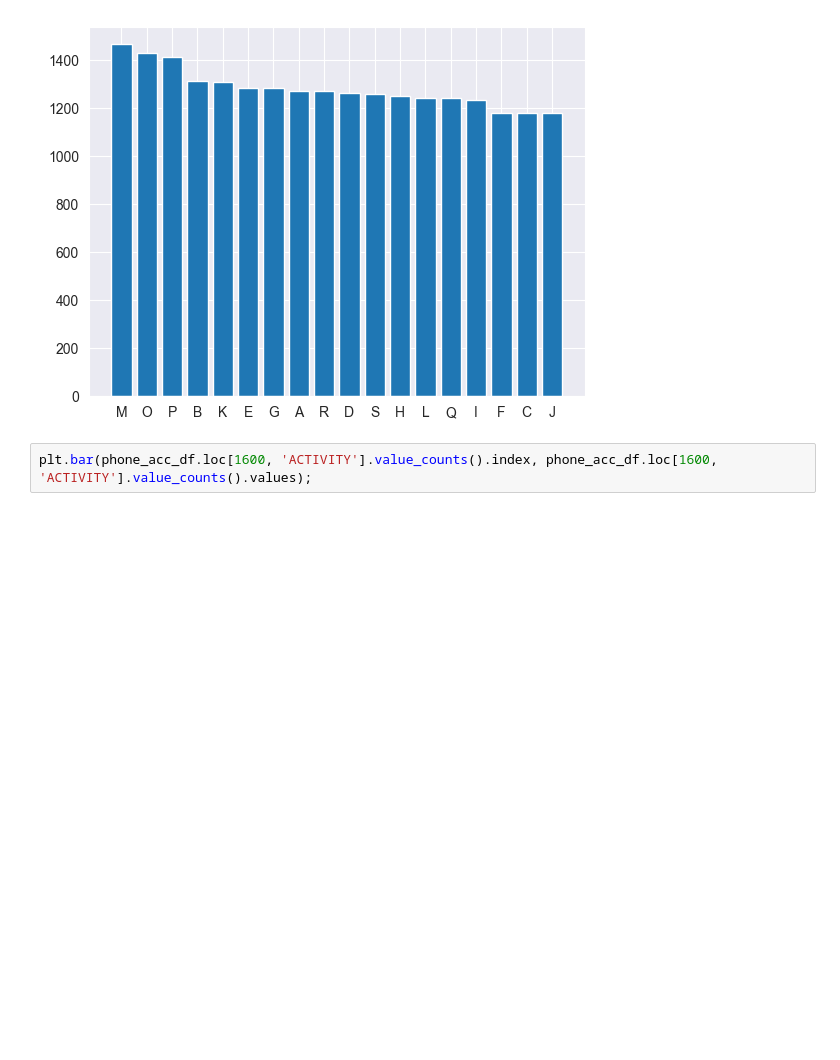
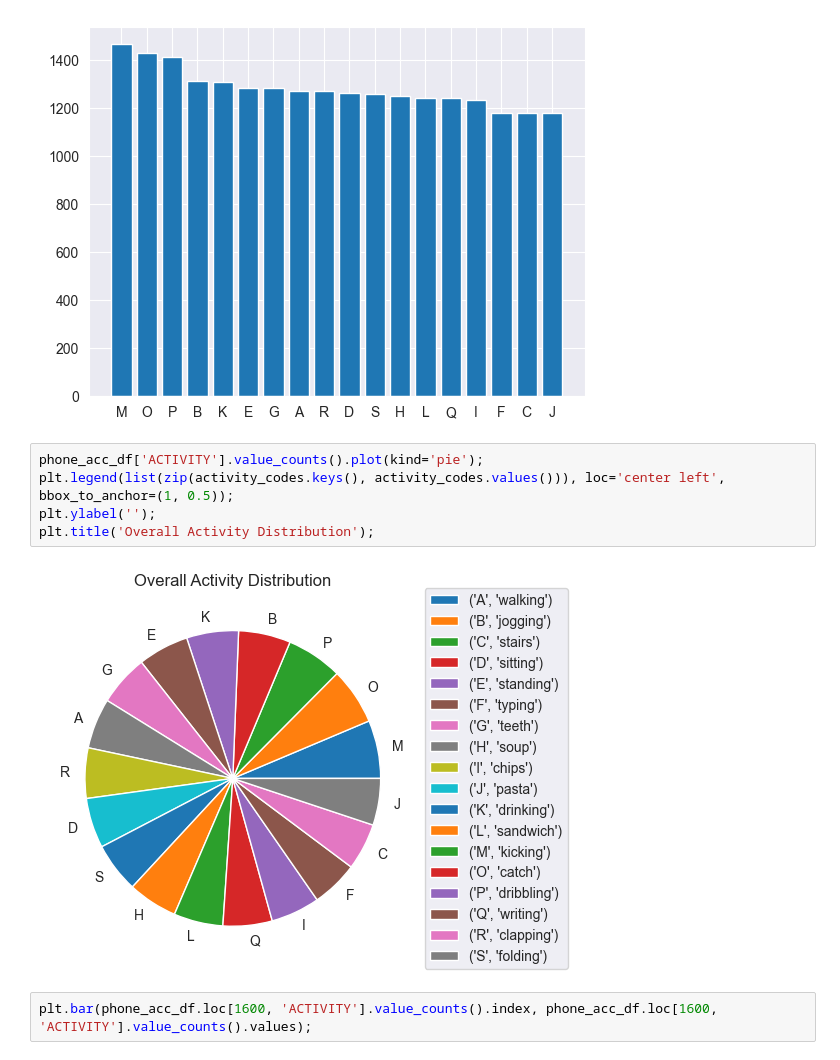
Before and after one commit to andleb/STATS608Final, a Jupyter notebook: EDA.ipynb, the cells around one changed output. Drawn from its saved outputs; the diff is of its cells as text; blank space fills up the shorter version.

```diff
--- a/EDA.ipynb
+++ b/EDA.ipynb
@@ -193,6 +195,13 @@ array([b'A', b'B', b'C', b'D', b'E', b'F', b'G', b'H', b'I', b'J', b'K',
 plt.bar(phone_acc_df['ACTIVITY'].value_counts().index, phone_acc_df['ACTIVITY'].value_counts().values);
 # %% [output]
 [figure]
+# %%
+phone_acc_df['ACTIVITY'].value_counts().plot(kind='pie');
+plt.legend(list(zip(activity_codes.keys(), activity_codes.values())), loc='center left', bbox_to_anchor=(1, 0.5));
+plt.ylabel('');
+plt.title('Overall Activity Distribution');
+# %% [output]
+[figure, added]
 # %%
 plt.bar(phone_acc_df.loc[1600, 'ACTIVITY'].value_counts().index, phone_acc_df.loc[1600, 'ACTIVITY'].value_counts().values);
 # %% [output]
```
Also changed, not shown: parts of 4 cells of this notebook, 10 other files.
